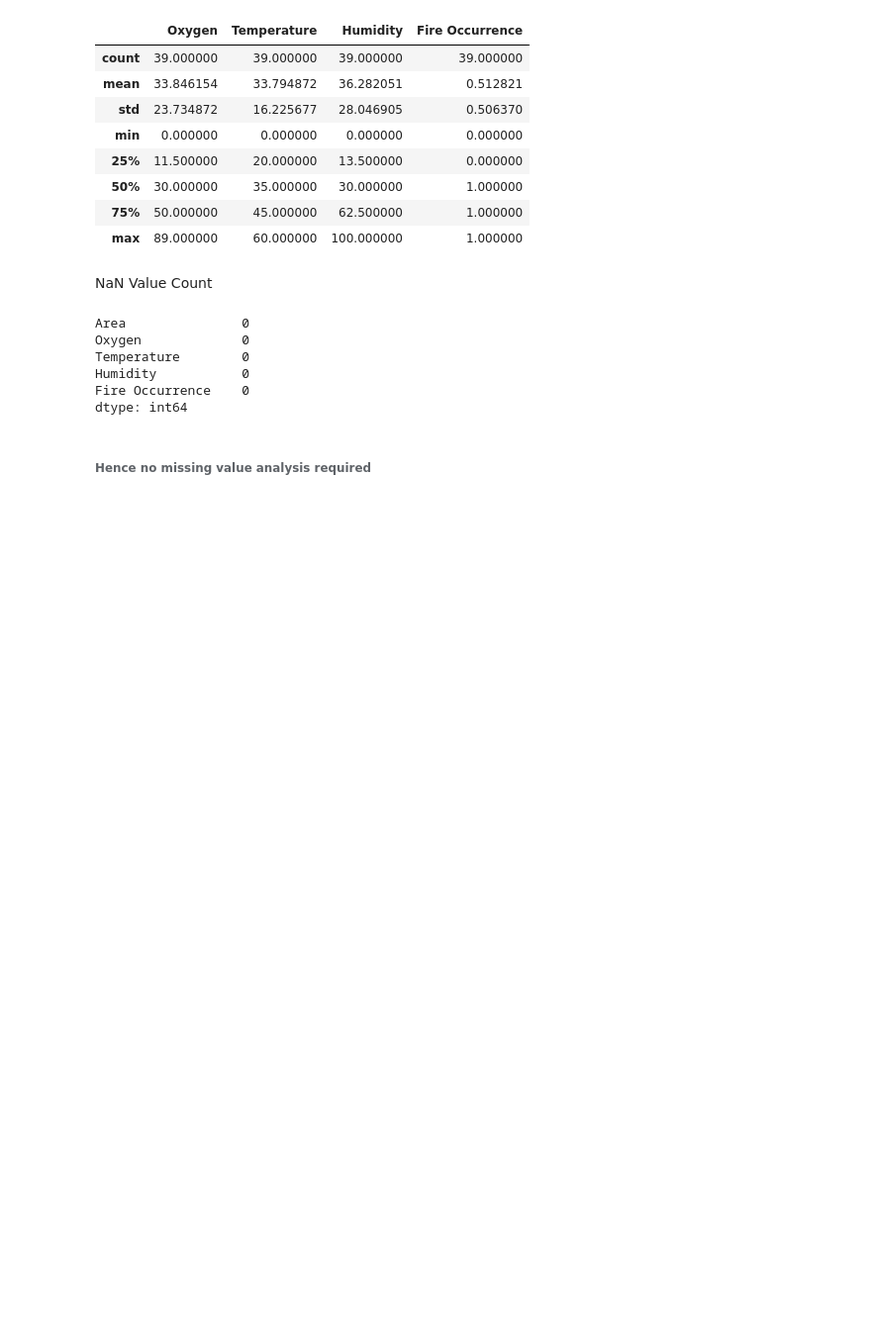
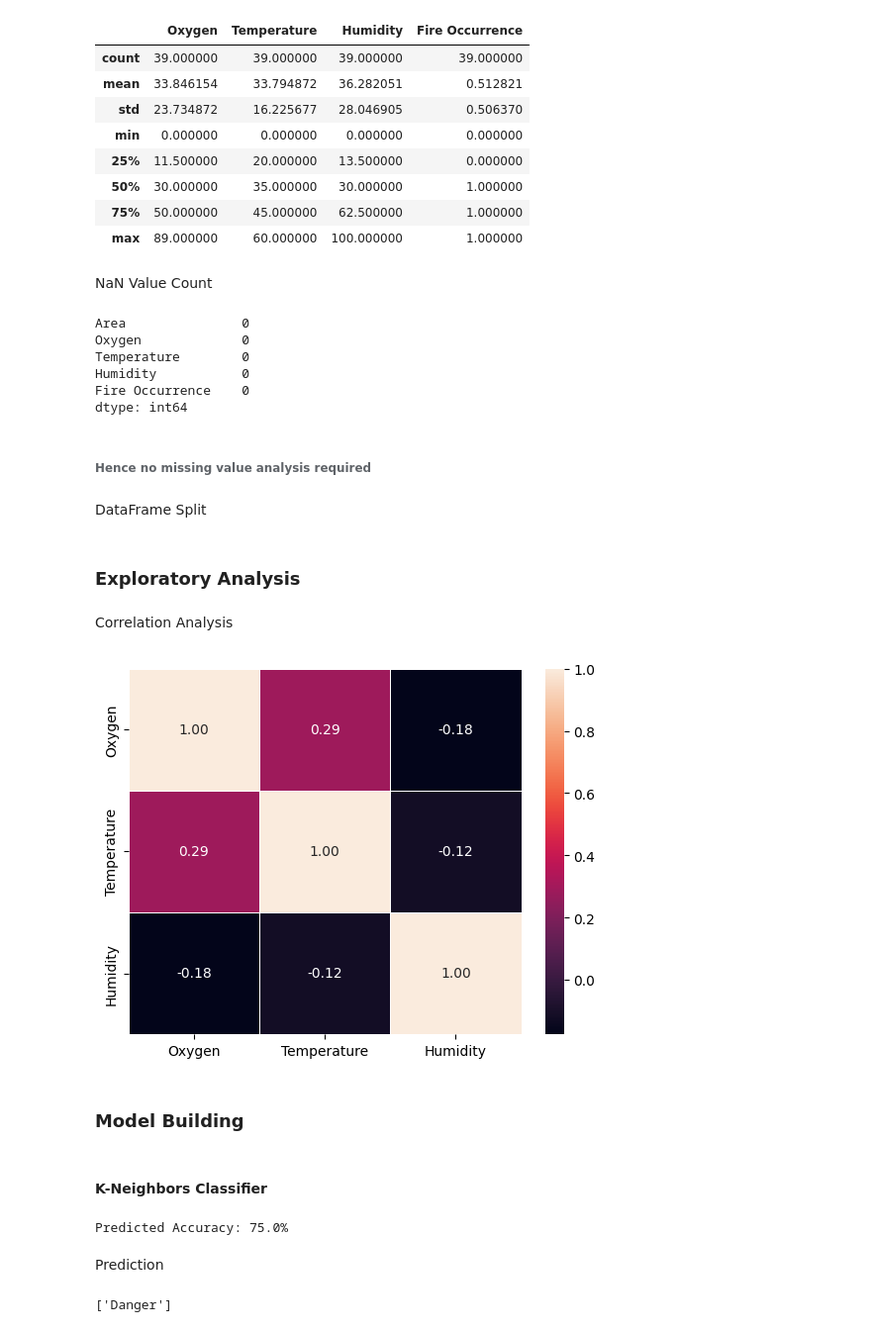
Before and after one commit to RampageousRJ/Forest-Fire-Prediction, a Jupyter notebook: model.ipynb, the cells around one changed output. Shown: that part at 99% size. Drawn from its saved outputs; the diff is of its cells as text; code cells hidden in the pictures; blank space fills up the shorter version.

Commit message:
Classifier Models Setup

```diff
--- a/model.ipynb
+++ b/model.ipynb
@@ -40,3 +60,45 @@ Fire Occurrence    0
 dtype: int64
 # %% [markdown]
 ###### Hence no missing value analysis required
+# %% [markdown]
+DataFrame Split
+# %%
+df['Fire Occurrence'] = df['Fire Occurrence'].replace(to_replace=[0,1],value=['Safe','Danger'])
+X = df
+Y = df['Fire Occurrence']
+X.drop(['Area','Fire Occurrence'],inplace=True,axis=1)
+# %% [markdown]
+### Exploratory Analysis
+# %% [markdown]
+Correlation Analysis
+# %%
+sb.heatmap(X.corr(method='pearson'), xticklabels=X.corr().columns, yticklabels=X.corr().columns,annot=True,fmt=".2f",linewidth=.5)
+plt.show()
+# %% [output]
+[figure, added]
+# %% [markdown]
+### Model Building
+# %% [markdown]
+#### K-Neighbors Classifier
+# %%
+import pandas as pd
+from sklearn.neighbors import KNeighborsClassifier
+from sklearn.model_selection import train_test_split
+from sklearn.metrics import accuracy_score
+
+X_train,X_test,Y_train,Y_test = train_test_split(X,Y,test_size=0.4,random_state=42)
+
+model = KNeighborsClassifier(n_neighbors=2)
+model.fit(X_train,Y_train.ravel())
+Y_predict = model.predict(X_test)
+print(f"Predicted Accuracy: {accuracy_score(Y_test, Y_predict).round(3)*100}%")
+# %% [output]
+Predicted Accuracy: 75.0%
+# %% [markdown]
+Prediction
+# %%
+import numpy as np
+arr = np.array([[25,56,79]])
+print(model.predict(arr))
+# %% [output]
+['Danger']
```
Also changed, not shown: parts of 23 cells of this notebook.
